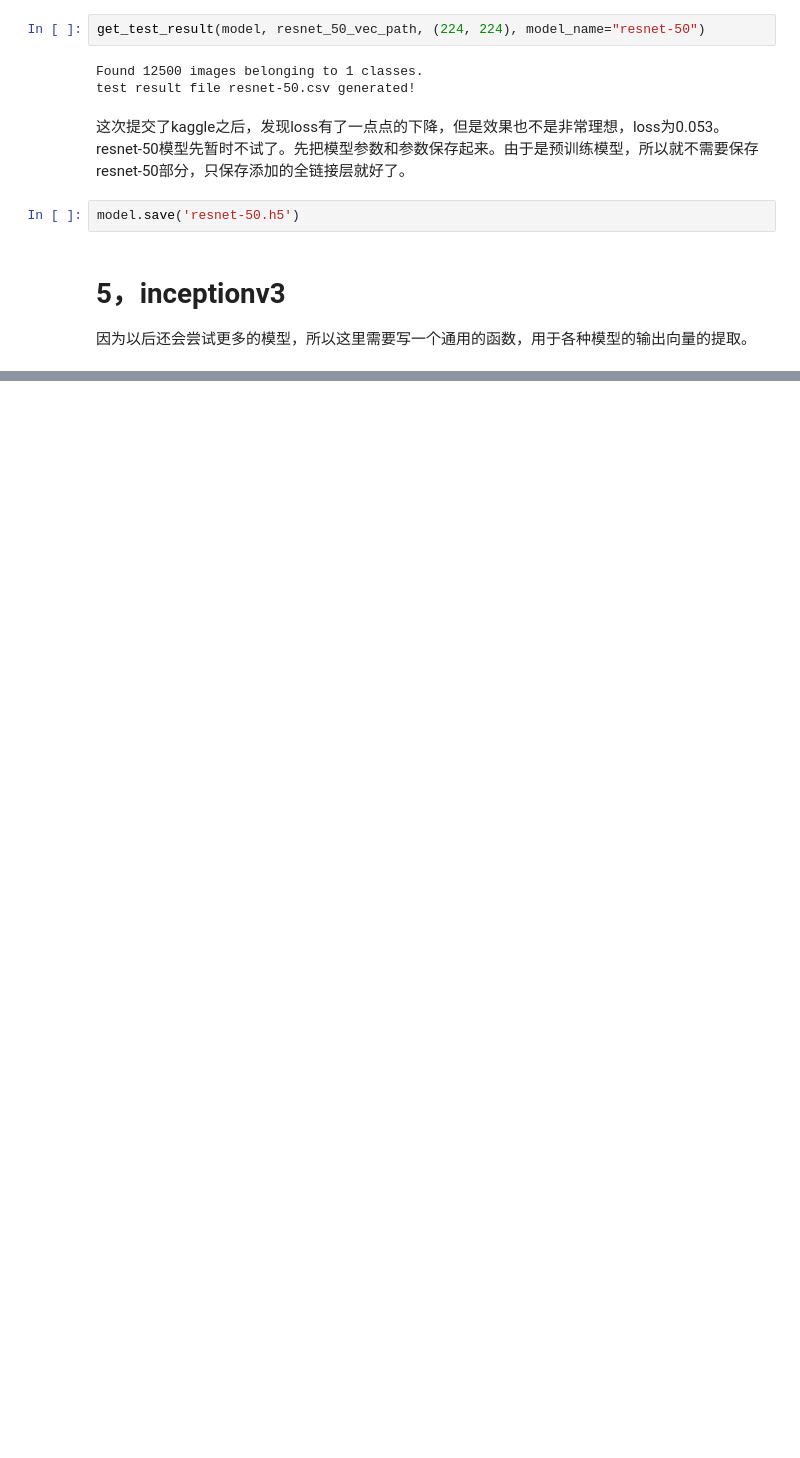
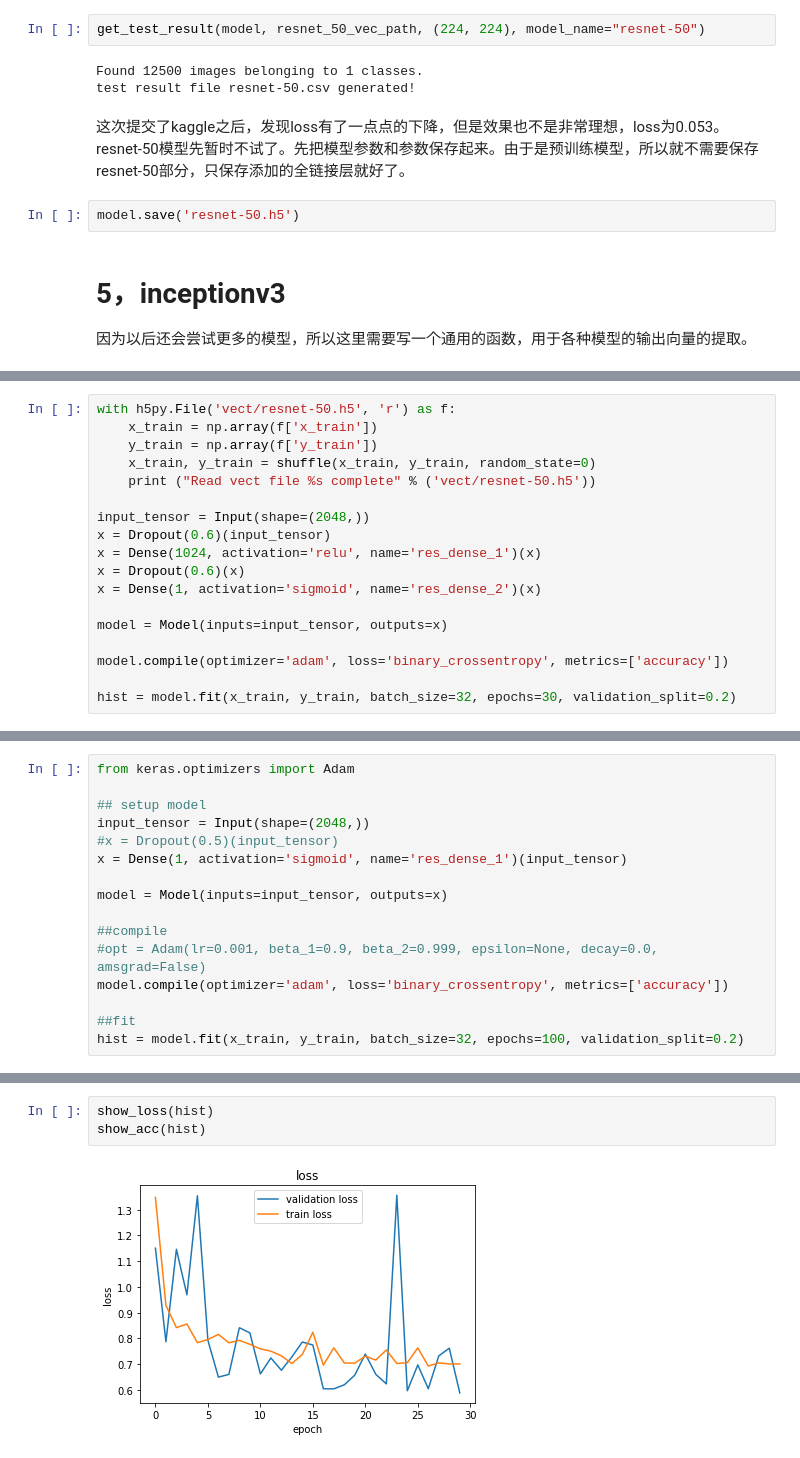
Before and after one commit to rikichou/final, a Jupyter notebook: dog vs cat.ipynb, the cells around one changed output, grey strips where cells are left out. Cells and saved outputs as stored; diff of their text form; blank space fills up the shorter version.

```diff
--- a/dog vs cat.ipynb
+++ b/dog vs cat.ipynb
@@ -350,0 +362,18 @@ def model_vector_catch(MODEL, image_size, file_name, preprocess_func=None):
+# %%
+with h5py.File('vect/resnet-50.h5', 'r') as f:
+    x_train = np.array(f['x_train'])
+    y_train = np.array(f['y_train'])
+    x_train, y_train = shuffle(x_train, y_train, random_state=0)
+    print ("Read vect file %s complete" % ('vect/resnet-50.h5'))
+
+input_tensor = Input(shape=(2048,))
+x = Dropout(0.6)(input_tensor)
+x = Dense(1024, activation='relu', name='res_dense_1')(x)
+x = Dropout(0.6)(x)
+x = Dense(1, activation='sigmoid', name='res_dense_2')(x)
+
+model = Model(inputs=input_tensor, outputs=x)
+
+model.compile(optimizer='adam', loss='binary_crossentropy', metrics=['accuracy'])
+
+hist = model.fit(x_train, y_train, batch_size=32, epochs=30, validation_split=0.2)
@@ -436,0 +509,16 @@ Epoch 30/30
+# %%
+from keras.optimizers import Adam
+
+## setup model
+input_tensor = Input(shape=(2048,))
+#x = Dropout(0.5)(input_tensor)
+x = Dense(1, activation='sigmoid', name='res_dense_1')(input_tensor)
+
+model = Model(inputs=input_tensor, outputs=x)
+
+##compile
+#opt = Adam(lr=0.001, beta_1=0.9, beta_2=0.999, epsilon=None, decay=0.0, amsgrad=False)
+model.compile(optimizer='adam', loss='binary_crossentropy', metrics=['accuracy'])
+
+##fit
+hist = model.fit(x_train, y_train, batch_size=32, epochs=100, validation_split=0.2)
@@ -436,0 +544,5 @@ Epoch 30/30
+# %%
+show_loss(hist)
+show_acc(hist)
+# %% [output]
+[figure, added]
```
Also changed, not shown: parts of 25 cells of this notebook.
